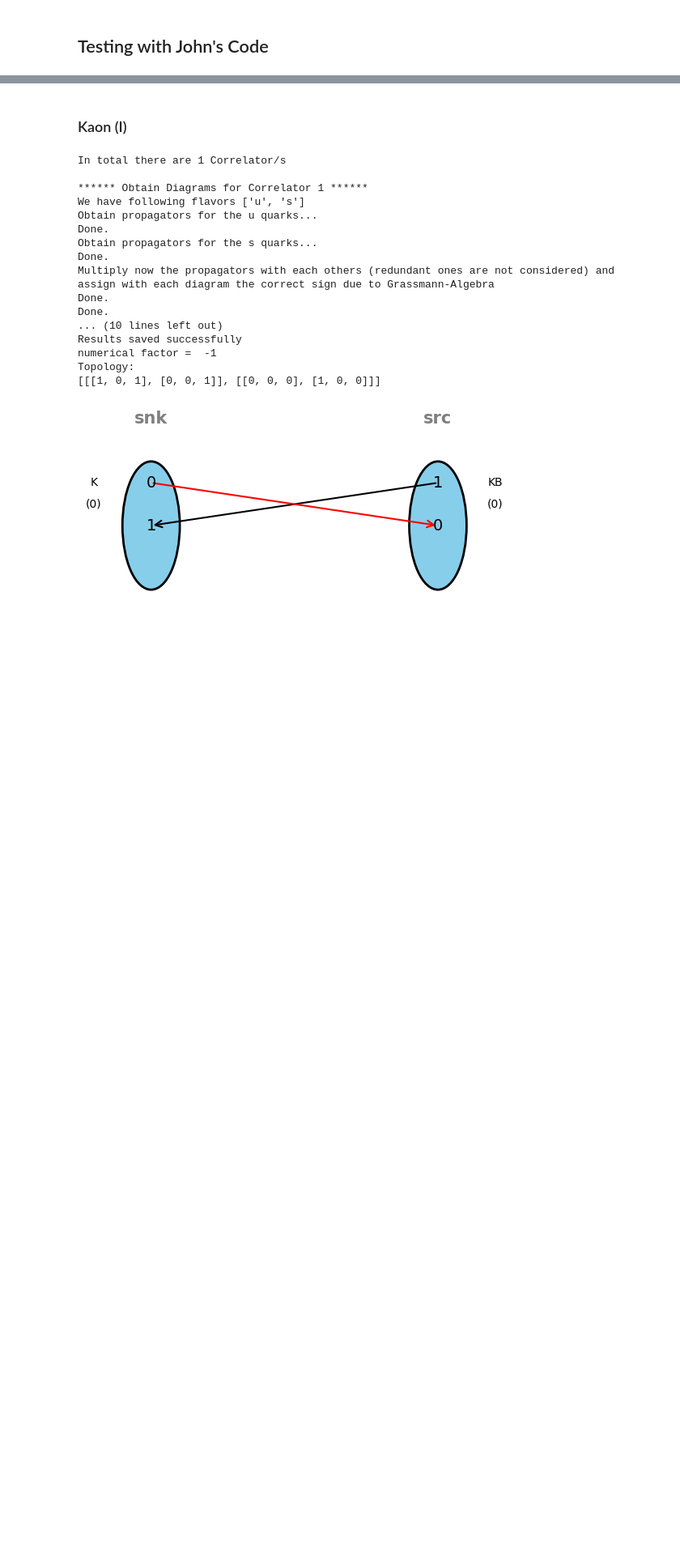
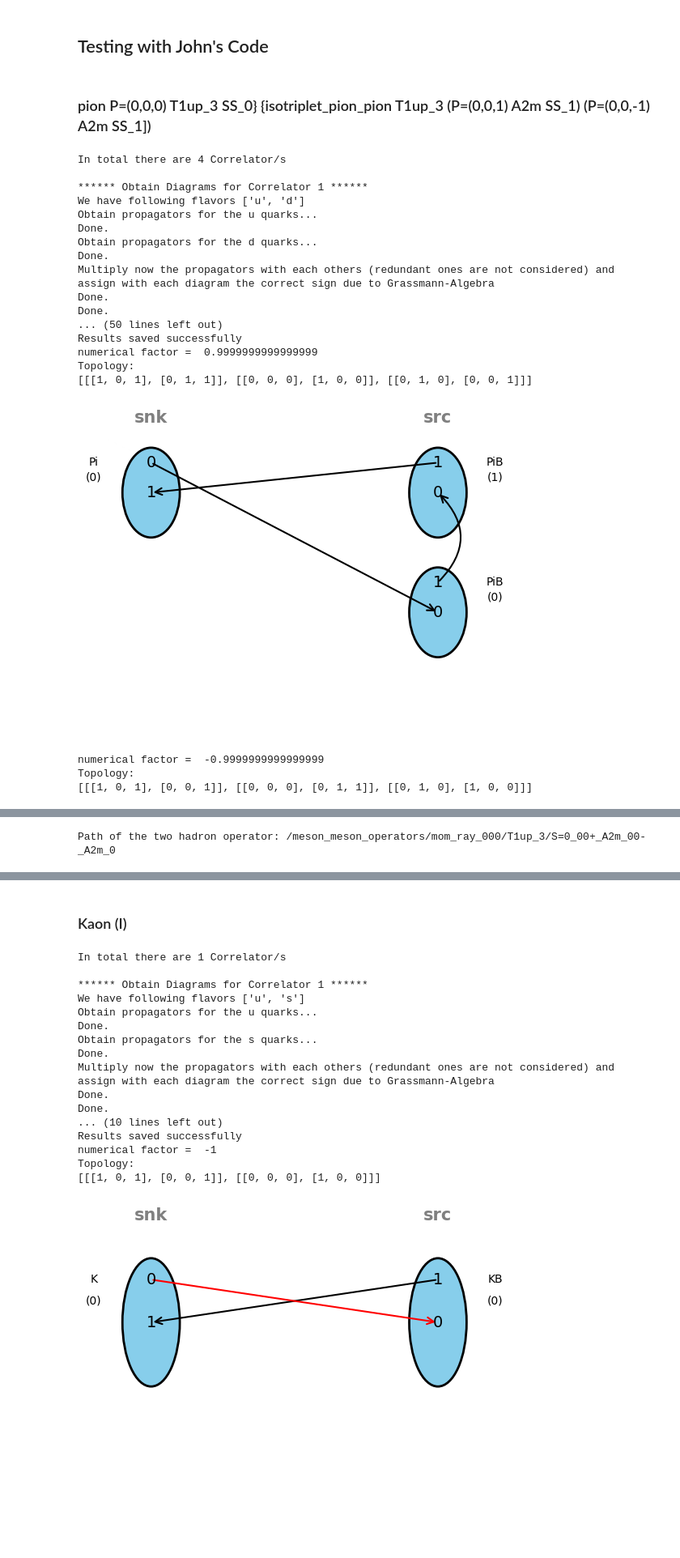
Before and after one commit to Herzallah15/PyTorTractor, a Jupyter notebook: Main.ipynb, the cells around one changed output, grey strips where cells are left out. Shown at 81% size. Cells and saved outputs as stored; diff of their text form; code cells hidden in the pictures; blank space fills up the shorter version.

```diff
--- a/Main.ipynb
+++ b/Main.ipynb
@@ -2,3 +2,37 @@
 %run PyTorTractor.py
 # %% [markdown]
 ## Testing with John's Code
+# %% [markdown]
+### pion P=(0,0,0) T1up_3 SS_0} {isotriplet_pion_pion T1up_3 (P=(0,0,1) A2m SS_1) (P=(0,0,-1) A2m SS_1])
+# %%
+O1 = Pion(1)
+O1_ontime = OpTimeSlice(1, O1)
+O2 = bar(Pion(1) * Pion(0) - Pion(0) * Pion(1)) / (2**0.5)
+O2_ontime = OpTimeSlice(0, O2)
+Correlator = O1_ontime * O2_ontime
+Result = Correlator.Laudtracto()
+writeresults(Result, O1_ontime, O2_ontime, path = 'DiagramsTests/Pi+_S_Pi+Pi0.hdf5')
+for diagram in Result:
+    diagram.bulavision()
+# %% [output]
+In total there are 4 Correlator/s
+
+****** Obtain Diagrams for Correlator 1 ******
+We have following flavors ['u', 'd']
+Obtain propagators for the u quarks...
+Done.
+Obtain propagators for the d quarks...
+Done.
+Multiply now the propagators with each others (redundant ones are not considered) and
+assign with each diagram the correct sign due to Grassmann-Algebra
+Done.
+Done.
+... (50 lines left out)
+Results saved successfully
+numerical factor =  0.9999999999999999
+Topology:
+[[[1, 0, 1], [0, 1, 1]], [[0, 0, 0], [1, 0, 0]], [[0, 1, 0], [0, 0, 1]]]
+[figure, added]
+numerical factor =  -0.9999999999999999
+Topology:
+[[[1, 0, 1], [0, 0, 1]], [[0, 0, 0], [0, 1, 1]], [[0, 1, 0], [1, 0, 0]]]
@@ -4,0 +40,15 @@
+# %%
+#<Corr>{pion P=(0,0,0) T1up_3 SS_0} {isotriplet_pion_pion T1up_3 [P=(0,0,1) A2m SS_1] [P=(0,0,-1) A2m SS_1]}</Corr>
+Hadron1 = Hadron(File_Info_Path = 'M_Tests/meson_operators.h5', Hadron_Type = 'meson_operators', Hadron_Position = (1,0), Flavor = 'isovector_du',
+          Momentum = (0,0,0), LGIrrep = 'T1up_3', Displacement = 'SS_0')
+
+hadron2 = Hadron(File_Info_Path = 'M_Tests/meson_operators.h5', Hadron_Type = 'meson_operators', Hadron_Position = (0,0), Flavor = 'isovector_du',
+          Momentum = (0,0,1), LGIrrep = 'A2m', Displacement = 'SS_1')
+hadron3 = Hadron(File_Info_Path = 'M_Tests/meson_operators.h5', Hadron_Type = 'meson_operators', Hadron_Position = (0,1), Flavor = 'isovector_du',
+          Momentum = (0,0,-1), LGIrrep = 'A2m', Displacement = 'SS_1')
+
+Two_Hadron_Source = TwoHadron(File_Info_Path = 'multihadron/meson_meson_operators.h5',
+          Total_Momentum = (0,0,0), LGIrrep = 'T1up_3', Hadron1 = hadron2, Hadron2 = hadron3, OpNum = 0, strangeness = 0)
+hadrons = [Hadron1, Two_Hadron_Source]
+# %% [output]
+Path of the two hadron operator: /meson_meson_operators/mom_ray_000/T1up_3/S=0_00+_A2m_00-_A2m_0
```
Also changed, not shown: parts of 33 cells of this notebook, 3 other files.
